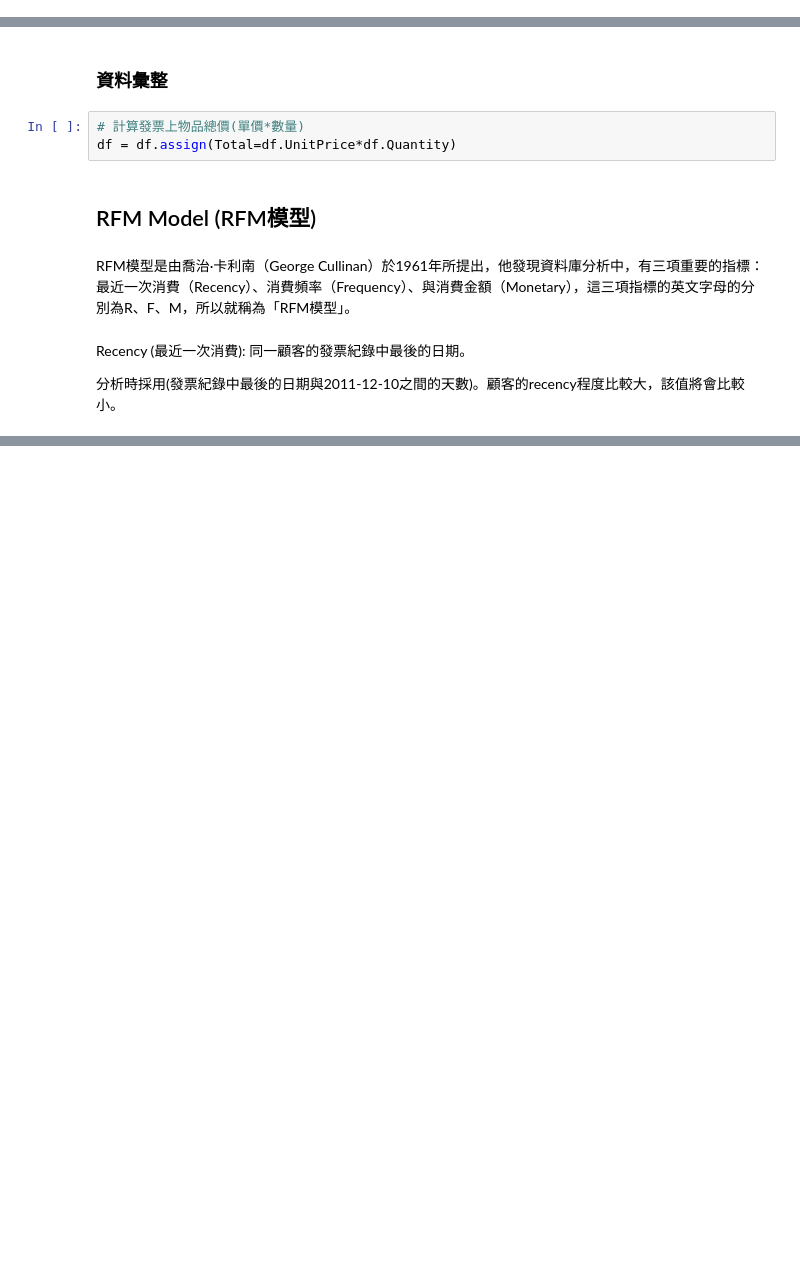
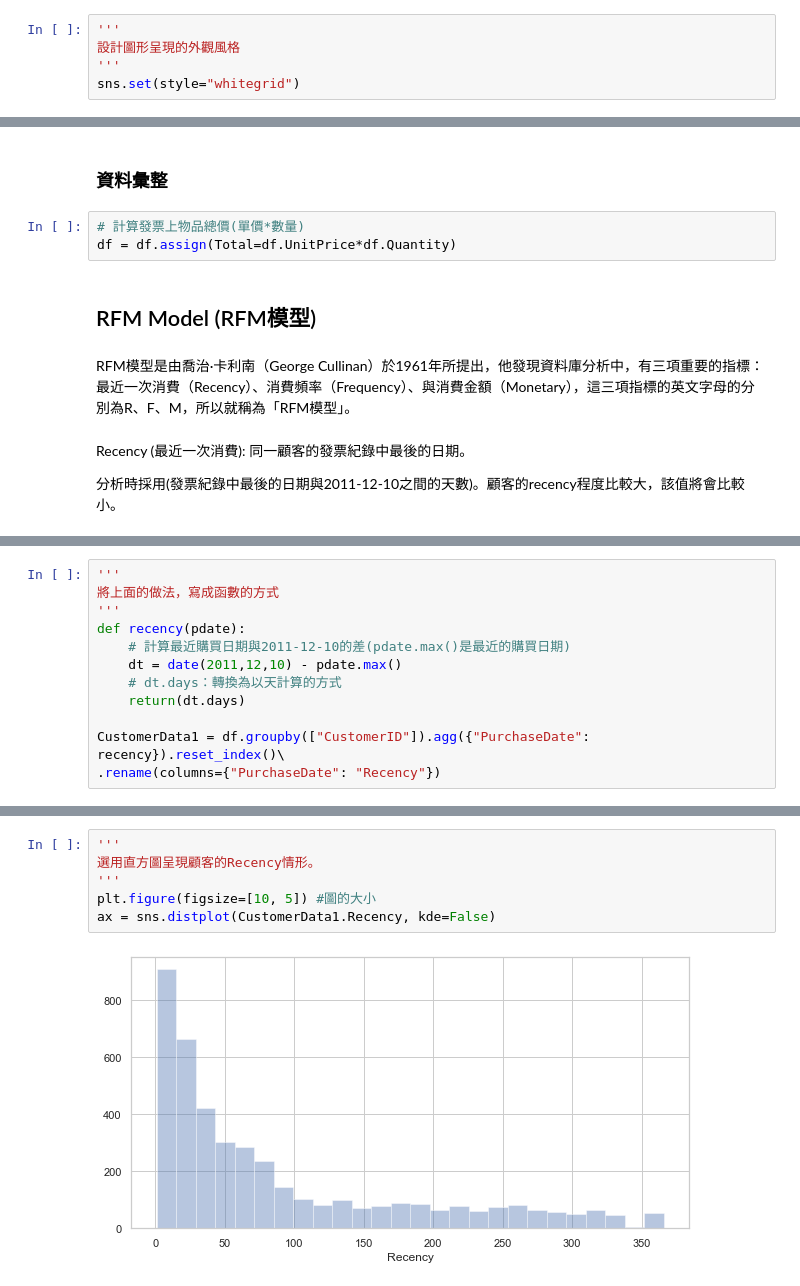
Before and after one commit to sungchien/ecommerce, a Jupyter notebook: 13-customer-segmentation-analysis.ipynb, the cells around one changed output, grey strips where cells are left out. Drawn from its saved outputs; the diff is of its cells as text; blank space fills up the shorter version.

Commit message:
customer-segmentation

```diff
--- a/13-customer-segmentation-analysis.ipynb
+++ b/13-customer-segmentation-analysis.ipynb
@@ -14,3 +23,8 @@ import numpy as np
+# %%
+'''
+設計圖形呈現的外觀風格
+'''
+sns.set(style="whitegrid")
 # %% [markdown]
 ### 讀取資料
 # %%
@@ -54,0 +90,12 @@ Monetary (消費金額): 同一顧客一年中的購買總金額。
+# %%
+'''
+將上面的做法，寫成函數的方式
+'''
+def recency(pdate):
+    # 計算最近購買日期與2011-12-10的差(pdate.max()是最近的購買日期)
+    dt = date(2011,12,10) - pdate.max()
+    # dt.days：轉換為以天計算的方式
+    return(dt.days)
+
+CustomerData1 = df.groupby(["CustomerID"]).agg({"PurchaseDate": recency}).reset_index()\
+.rename(columns={"PurchaseDate": "Recency"})
@@ -54,0 +112,8 @@ Monetary (消費金額): 同一顧客一年中的購買總金額。
+# %%
+'''
+選用直方圖呈現顧客的Recency情形。
+'''
+plt.figure(figsize=[10, 5]) #圖的大小
+ax = sns.distplot(CustomerData1.Recency, kde=False)
+# %% [output]
+[figure, added]
```
Also changed, not shown: parts of 51 cells of this notebook, 1 other file.
